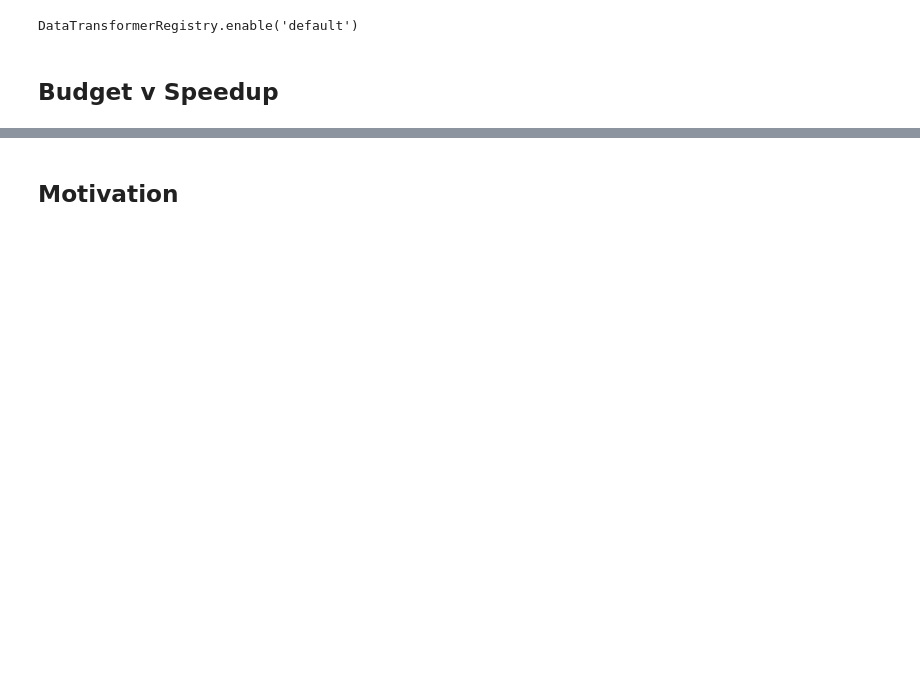
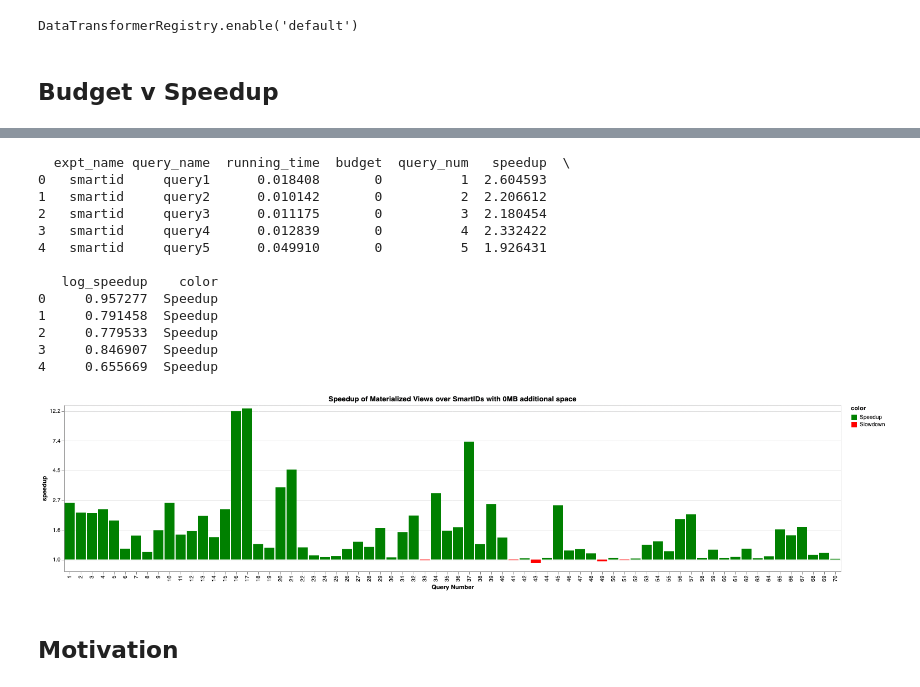
Before and after one commit to amlatyrngom/analytics_prototype, a Jupyter notebook: Untitled.ipynb, the cells around one changed output, grey strips where cells are left out. Cells and saved outputs as stored; diff of their text form; code cells hidden in the pictures; blank space fills up the shorter version.

```diff
--- a/Untitled.ipynb
+++ b/Untitled.ipynb
@@ -219,2 +251,20 @@ chart
+# %%
+chart = plot_speedup("SmartIDs", smartids, 0)
+chart
+# %% [output]
+  expt_name query_name  running_time  budget  query_num   speedup  \
+0   smartid     query1      0.018408       0          1  2.604593
+1   smartid     query2      0.010142       0          2  2.206612
+2   smartid     query3      0.011175       0          3  2.180454
+3   smartid     query4      0.012839       0          4  2.332422
+4   smartid     query5      0.049910       0          5  1.926431
+
+   log_speedup    color
+0     0.957277  Speedup
+1     0.791458  Speedup
+2     0.779533  Speedup
+3     0.846907  Speedup
+4     0.655669  Speedup
+[figure, added]
 # %% [markdown]
 ## Motivation
```
Also changed, not shown: parts of 14 cells of this notebook, 8 other files.
